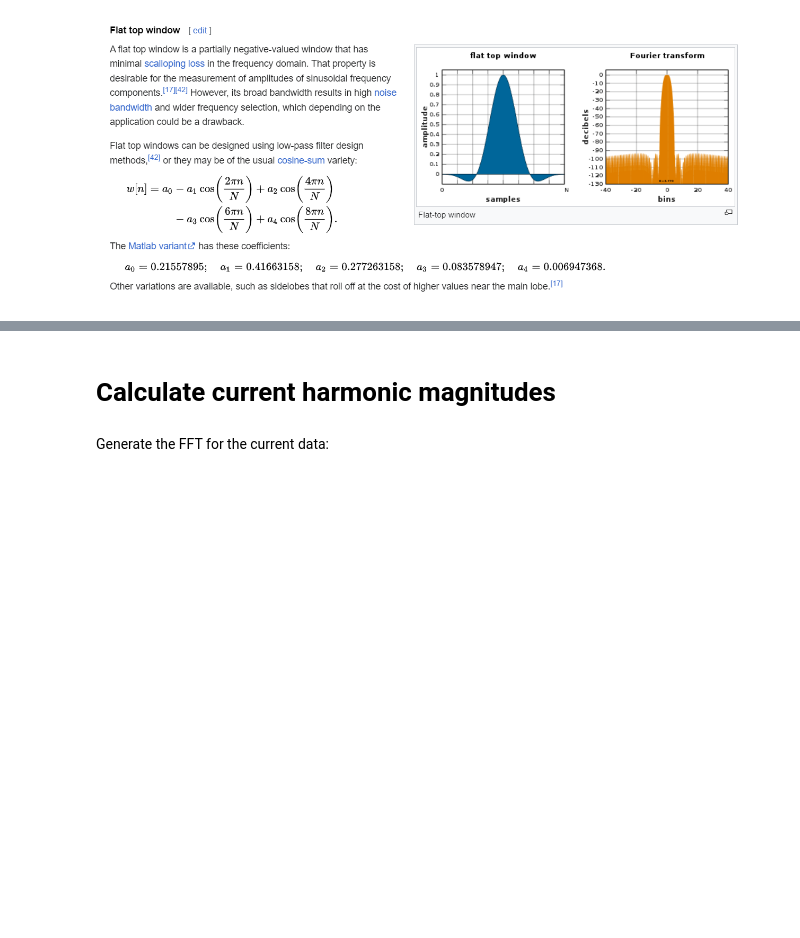
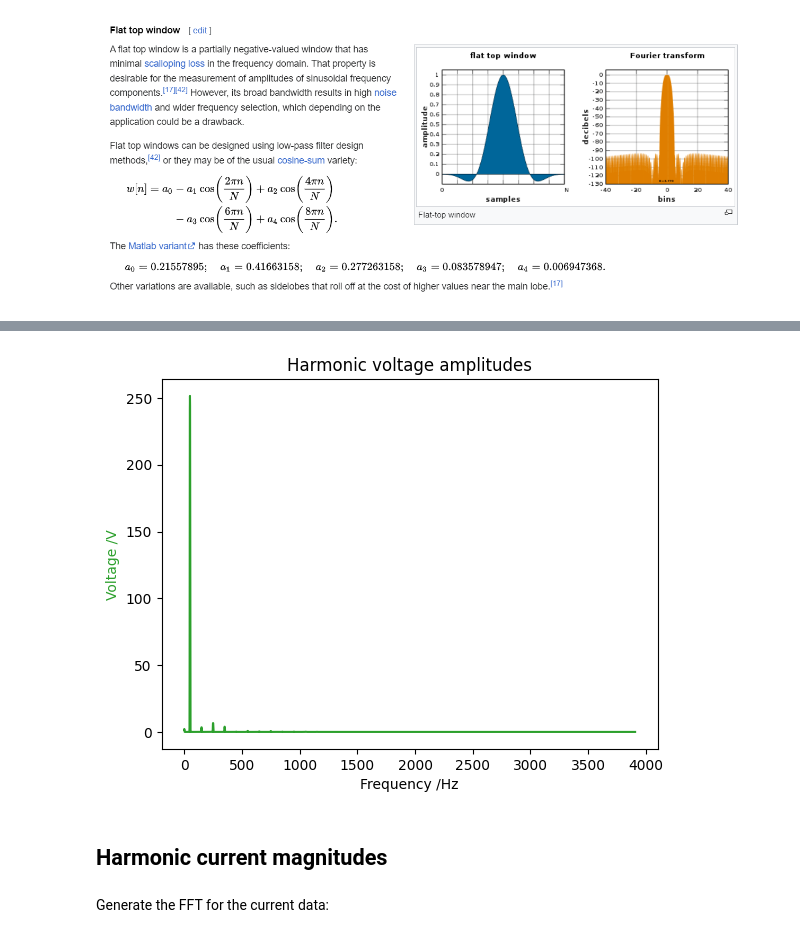
Before and after one commit to arup-group/pqm-hellebores, a Jupyter notebook: nb/energy_and_power_quality_calculations_2.ipynb, the cells around one changed output, grey strips where cells are left out. Cells and saved outputs as stored; diff of their text form; code cells hidden in the pictures; blank space fills up the shorter version.

```diff
--- a/nb/energy_and_power_quality_calculations_2.ipynb
+++ b/nb/energy_and_power_quality_calculations_2.ipynb
@@ -244,19 +284,21 @@ def fft(samples, window, sample_rate):
     # however, the dc cooefficient does not need the 2/root2 term, so we
     # remove that here
     mags[0] = mags[0] / root2
+    # we don't use the phase angles, but they are available
     phases = np.angle(fft_out)
-    return(bins, mags, phases)
+    return(bins, mags)
 
-def draw_window(window):
-    plt.plot(window)
-    plt.title('Window function')
-    plt.ylabel('Gain')
-    plt.xlabel('Sample')
-    plt.show()
 
-def draw_fft(freqs, mags, y_label='Amplitude', color='tab:blue'):
+def draw_fft(freqs, mags, title='Harmonics', y_label='Amplitude', color='tab:blue'):
     plt.plot(freqs, mags, color=color)
-    plt.title('Harmonic amplitudes')
+    plt.title(title)
     plt.xlabel('Frequency /Hz')
     plt.ylabel(y_label, color=color)
     plt.show()
+
+def draw_fft_bar(freqs, mags, title='Harmonics', y_label='Amplitude', color='tab:blue'):
+    plt.bar(freqs, mags, width=5, color=color)
+    plt.title(title)
+    plt.xlabel('Frequency /Hz')
+    plt.ylabel(y_label, color=color)
+    plt.show()
@@ -271,6 +307,5 @@ draw_window(window)
 # %%
-voltage_points = somedata[:,1]
-bins, mags, phases = fft(voltage_points[-n_samples:], window, sample_rate)
+bins, mags = fft(voltages[-n_samples:], window, sample_rate)
 frequency_vs_voltage = [*zip(bins, mags)]
 
 print(frequency_vs_voltage[1:20])
@@ -279,5 +314,10 @@ print(frequency_vs_voltage[1:20])
+# %%
+pd = dict(frequency_vs_voltage)
+draw_fft(pd.keys(), pd.values(), 'Harmonic voltage amplitudes', 'Voltage /V', color='tab:green')
+# %% [output]
+[figure, added]
 # %% [markdown]
-# Calculate current harmonic magnitudes
+## Harmonic current magnitudes
 # %% [markdown]
 Generate the FFT for the current data:
 # %%
```
Also changed, not shown: parts of 37 cells of this notebook, 1 other file.
